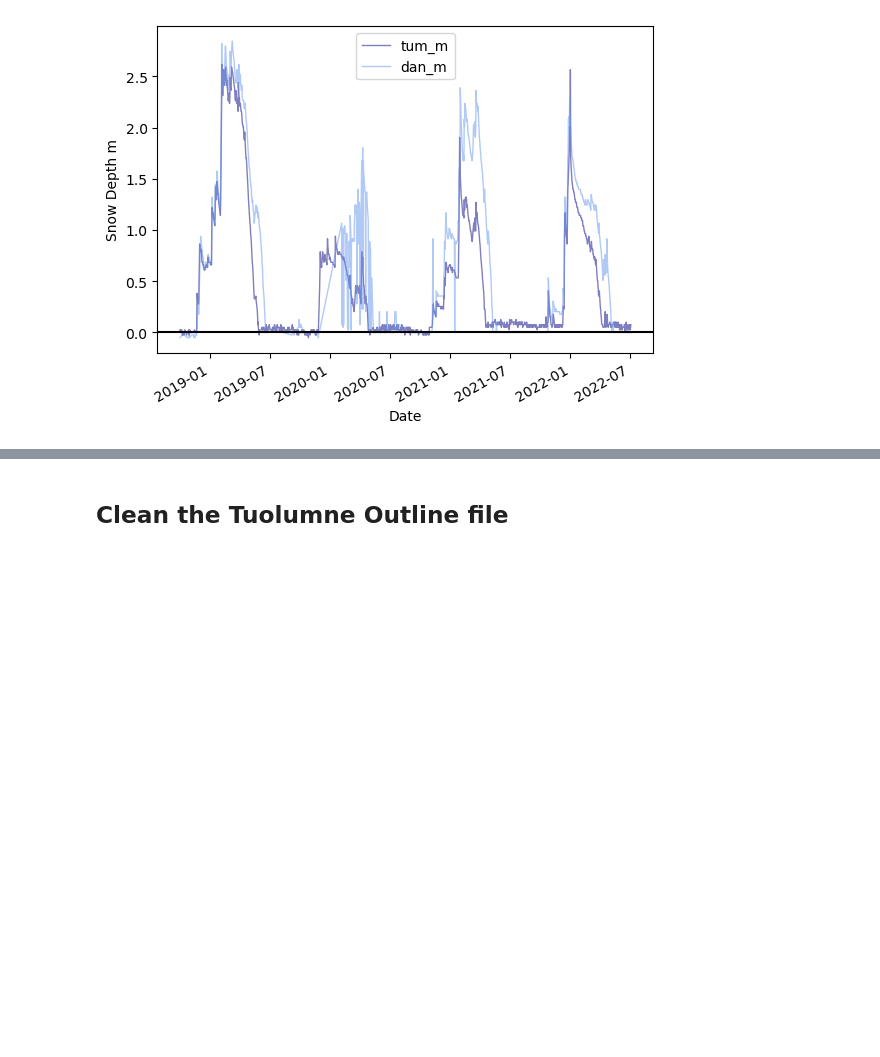
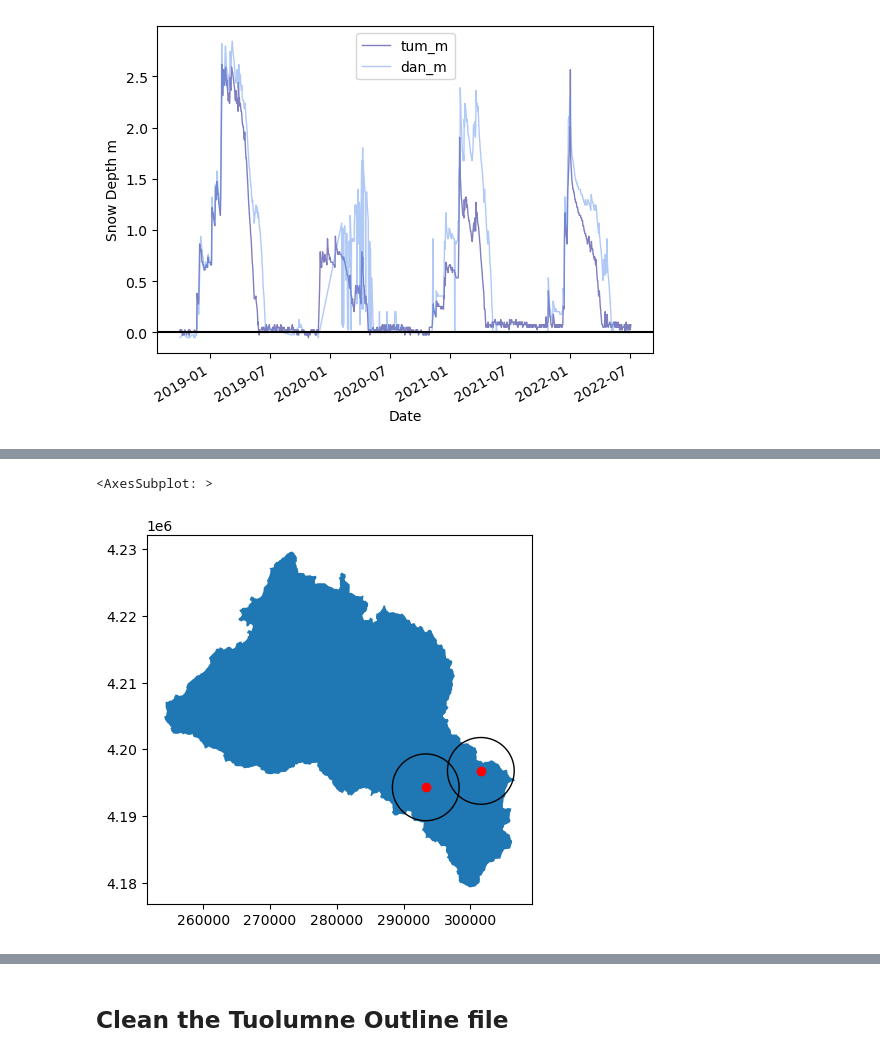
Before and after one commit to bessoh2/icesat2_sr, a Jupyter notebook: notebooks/AUX_dataclean.ipynb, the cells around one changed output, grey strips where cells are left out. Saved outputs shown, nothing was run; the diff lists cells and outputs as text; code cells hidden in the pictures; blank space fills up the shorter version.

```diff
--- a/notebooks/AUX_dataclean.ipynb
+++ b/notebooks/AUX_dataclean.ipynb
@@ -120,0 +206,3 @@ with open(out_fn, 'wb') as f:
+# %%
+cdec_geom = pd.concat([cdec_gdf, gdf_center], ignore_index=True)
+cdec_geom
@@ -120,0 +215,11 @@ with open(out_fn, 'wb') as f:
+# %%
+fig, ax = plt.subplots()
+
+outline_gdf.plot(ax=ax)
+cdec_geom[cdec_geom.geometry.geom_type == 'Point'].plot(ax=ax, color='r')
+cdec_geom[cdec_geom.geometry.geom_type == 'Polygon'].plot(ax=ax, facecolor='none', edgecolor='k')
+# cdec_gdf.plot(ax=ax, c='r')
+# gdf_center.plot(ax=ax, facecolor='none')
+# %% [output]
+<AxesSubplot: >
+[figure, added]
```
Also changed, not shown: parts of 17 cells of this notebook, 2 other files.
